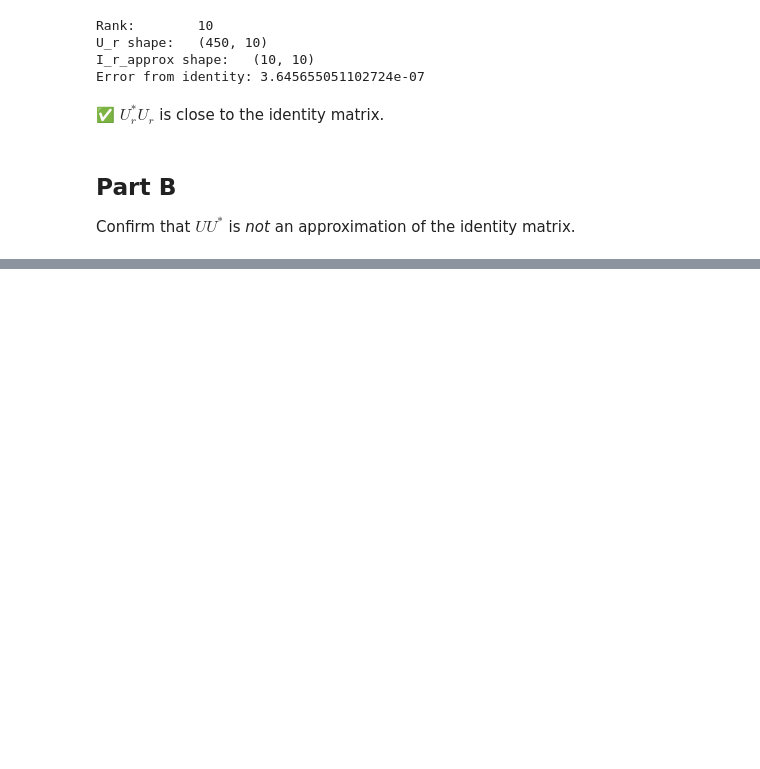
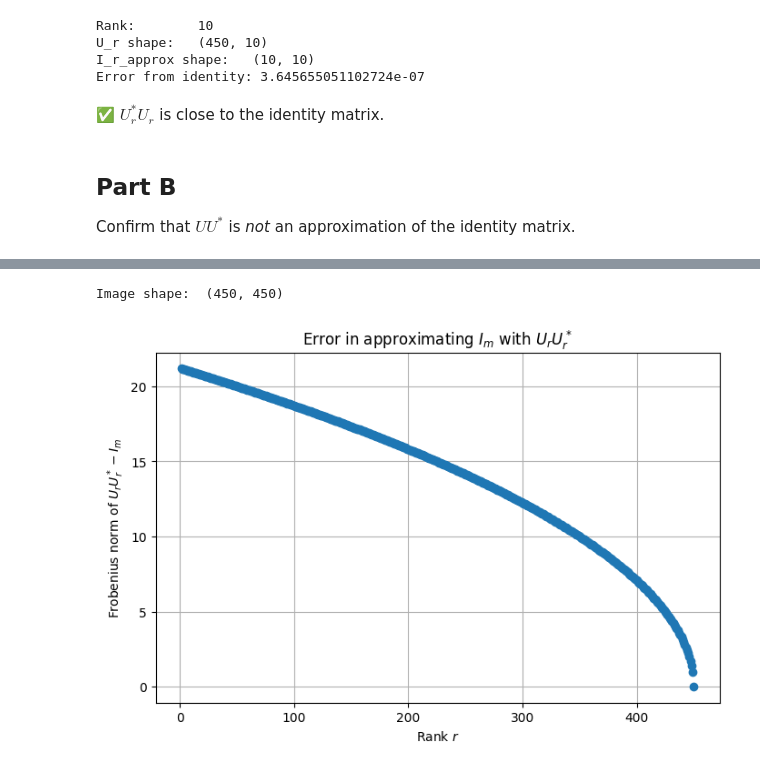
Before and after one commit to lshriver/ddse-2e-workspace, a Jupyter notebook: notebooks/practice-problems/chapter_1/exercise_1.1.ipynb, the cells around one changed output, grey strips where cells are left out. Saved outputs shown, nothing was run; the diff lists cells and outputs as text; code cells hidden in the pictures; blank space fills up the shorter version.

```diff
--- a/notebooks/practice-problems/chapter_1/exercise_1.1.ipynb
+++ b/notebooks/practice-problems/chapter_1/exercise_1.1.ipynb
@@ -137,0 +136,36 @@ So, when we say "P is a projection (i.e., only acting as identity on the column
+# %%
+import numpy as np
+import matplotlib.pyplot as plt
+from matplotlib.image import imread
+from IPython.display import display, Latex, Math
+
+A - imread('/workspaces/steve-brunton-book/images/logo.png')
+if A.ndim == 3:
+    A = np.mean(A, axis=2)  # Convert to grayscale
+m, n = A.shape
+print("Image shape: ", A.shape)
+
+# Compute the full SVD: note that for an m x n matrix, U is m x m, s contains min(m,n) singular values, and Vh is n x n
+U, s, Vh = np.linalg.svd(A, full_matrices=True)
+V = Vh.conj().T
+
+errors = []
+r_vals = range(1, m+1)  # Loop over ranks
+for r in r_vals:
+    U_r = U[:, :r]  # Get the first r left singular vectors (r x m)
+    P_u = np.dot(U_r, U_r.conj().T)  # Compute the projection matrix (n x n)
+    I_m = np.eye(m)
+    err = np.linalg.norm(P_u - I_m, ord='fro')  # Frobenius norm
+    errors.append(err)  # Store the error
+
+# Plot the error vs. r
+plt.figure(figsize=(8, 5))
+plt.plot(r_vals, errors, 'o')
+plt.xlabel(r"Rank $r$")
+plt.ylabel(r"Frobenius norm of $U_r U_r^* - I_m$")
+plt.title(r"Error in approximating $I_m$ with $U_r U_r^*$")
+plt.grid(True)
+plt.show()
+# %% [output]
+Image shape:  (450, 450)
+[figure, added]
```
Also changed, not shown: parts of 4 cells of this notebook, 1 other file.
